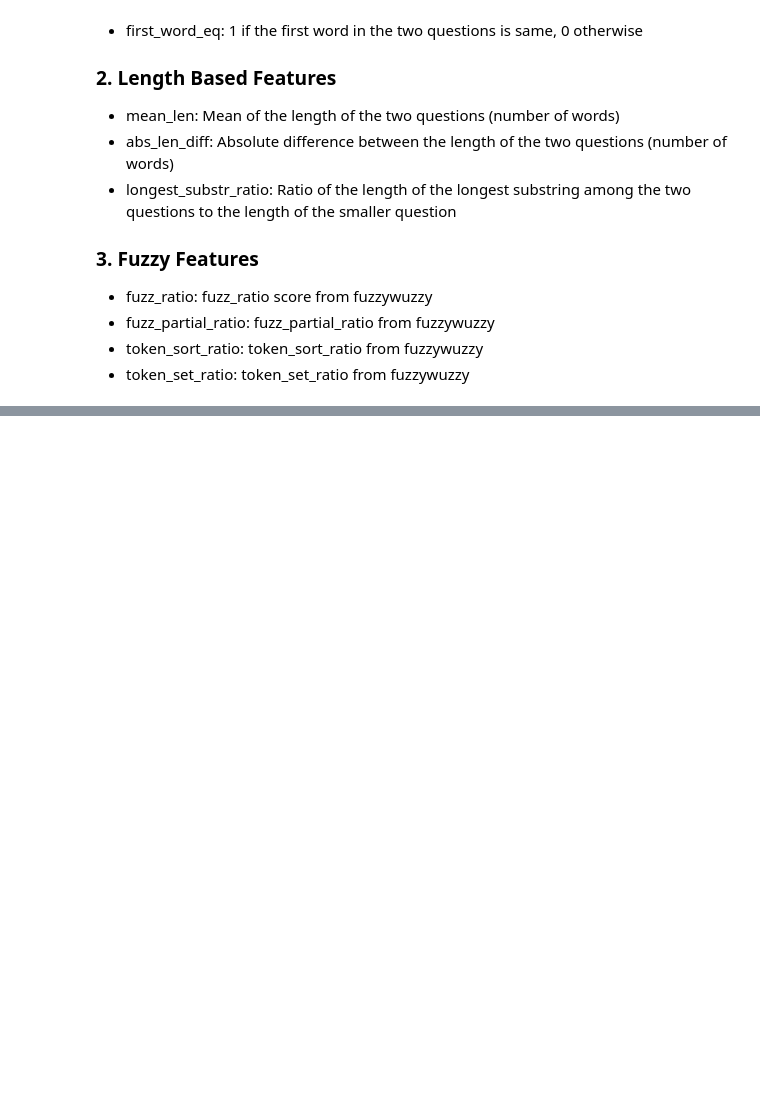
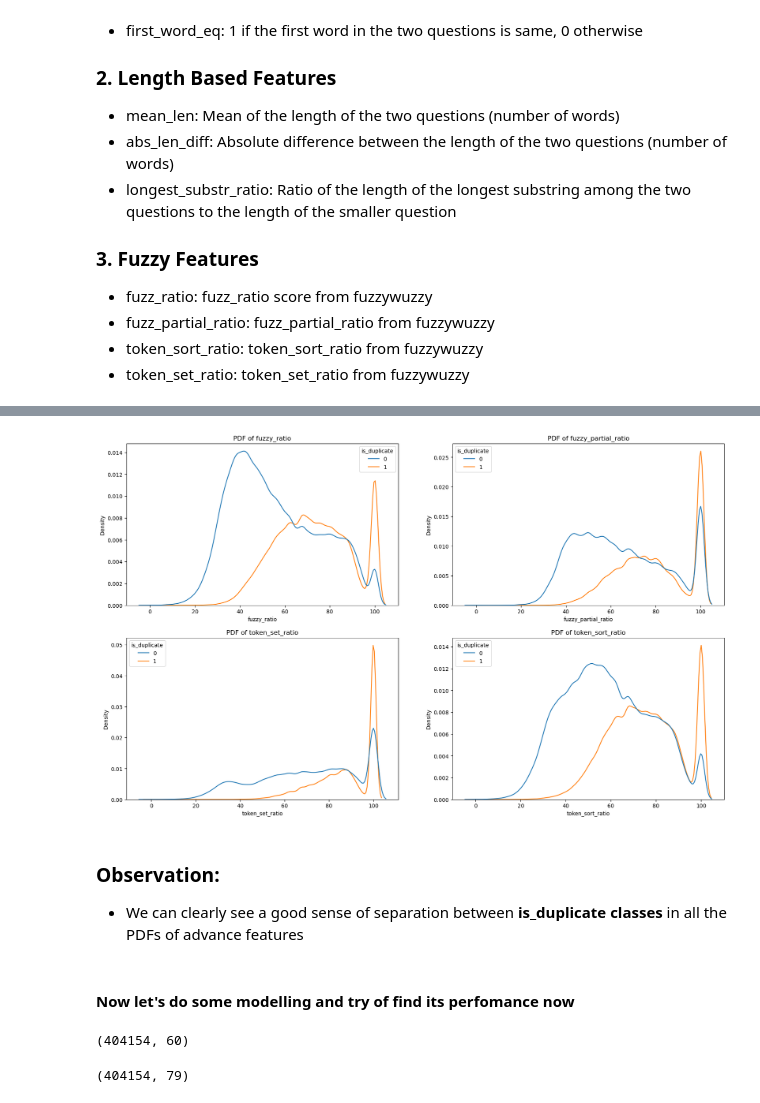
Before and after one commit to IMMRM/Question_Pair_Similarity, a Jupyter notebook: Notebooks/AdvancedFeatureEngineering.ipynb, the cells around one changed output, grey strips where cells are left out. Saved outputs shown, nothing was run; the diff lists cells and outputs as text; code cells hidden in the pictures; blank space fills up the shorter version.

```diff
--- a/Notebooks/AdvancedFeatureEngineering.ipynb
+++ b/Notebooks/AdvancedFeatureEngineering.ipynb
@@ -82,0 +172,38 @@ data.head(5)
+# %%
+#pdf of fuzzy based features
+fig,ax=plt.subplots(2,2,figsize=(20,12))
+ax[0,0].title.set_text('PDF of fuzzy_ratio')
+ax[0,1].title.set_text('PDF of fuzzy_partial_ratio')
+ax[1,0].title.set_text('PDF of token_set_ratio')
+ax[1,1].title.set_text('PDF of token_sort_ratio')
+
+sns.kdeplot(data,x='fuzzy_ratio',hue='is_duplicate',ax=ax[0,0])
+sns.kdeplot(data,x='fuzzy_partial_ratio',hue='is_duplicate',ax=ax[0,1])
+sns.kdeplot(data,x='token_set_ratio',hue='is_duplicate',ax=ax[1,0])
+sns.kdeplot(data,x='token_sort_ratio',hue='is_duplicate',ax=ax[1,1])
+
+plt.show()
+# %% [output]
+[figure, added]
+# %% [markdown]
+### Observation:
+
+* We can clearly see a good sense of separation between <b>is_duplicate classes</b> in all the PDFs of advance features
+# %% [markdown]
+#### Now let's do some modelling and try of find its perfomance now
+# %%
+cv=CountVectorizer(max_features=30)
+ques_list=list(data['question1'])+list(data['question2'])
+q1,q2=np.vsplit(cv.fit_transform(ques_list).toarray(),2)
+ques_1=pd.DataFrame(q1,index=data.index)
+ques_2=pd.DataFrame(q2,index=data.index)
+tot_list=pd.concat([ques_1,ques_2],axis=1)
+tot_list.shape
+# %% [output]
+(404154, 60)
+# %%
+temp_data=data[['len_ques1','len_ques2','q1_wordcount','q2_wordcount','word_share','cwc_min','cwc_max','ctc_min','ctc_max','last_word_eq','first_word_eq','mean_len','abs_len_diff','longest_substr_ratio','fuzzy_ratio','fuzzy_partial_ratio','token_set_ratio','token_sort_ratio','is_duplicate']]
+data_df=pd.concat([temp_data,tot_list],axis=1)
+data_df.shape
+# %% [output]
+(404154, 79)
```
Also changed, not shown: parts of 15 cells of this notebook, 3 other files.
